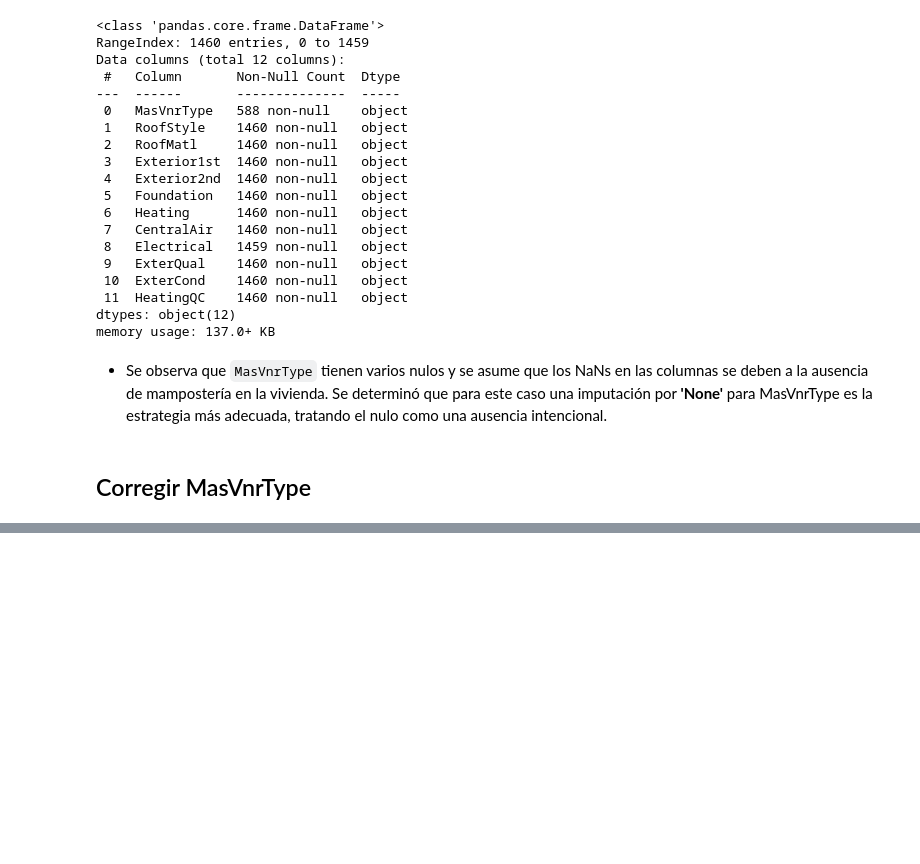
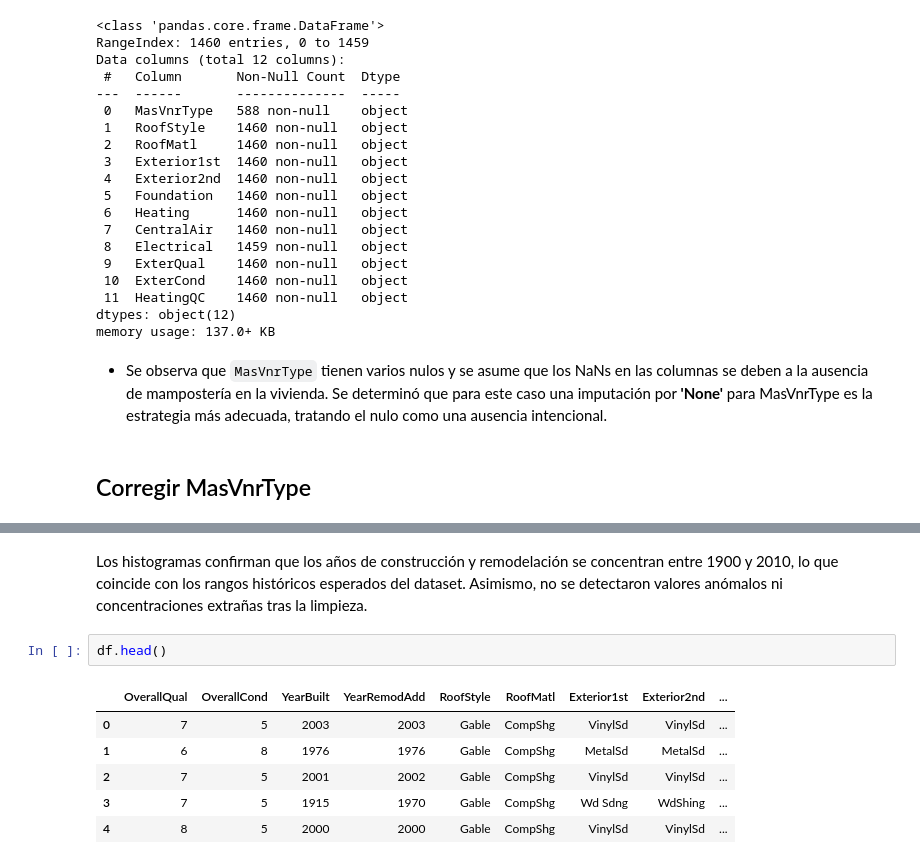
Before and after one commit to Club-CIAP/PreCIAP_2PAO_2025_Grupo2, a Jupyter notebook: notebooks/1.0-aam-datapreparation.ipynb, the cells around one changed output, grey strips where cells are left out. Saved outputs shown, nothing was run; the diff lists cells and outputs as text; blank space fills up the shorter version.

```diff
--- a/notebooks/1.0-aam-datapreparation.ipynb
+++ b/notebooks/1.0-aam-datapreparation.ipynb
@@ -160,0 +427,11 @@ print(df['MasVnrType'].value_counts(dropna=False))
+# %% [markdown]
+Los histogramas confirman que los años de construcción y remodelación se concentran entre 1900 y 2010, lo que coincide con los rangos históricos esperados del dataset. Asimismo, no se detectaron valores anómalos ni concentraciones extrañas tras la limpieza.
+# %%
+df.head()
+# %% [output]
+|  | OverallQual | OverallCond | YearBuilt | YearRemodAdd | RoofStyle | RoofMatl | Exterior1st | Exterior2nd | ... |
+| 0 | 7 | 5 | 2003 | 2003 | Gable | CompShg | VinylSd | VinylSd | ... |
+| 1 | 6 | 8 | 1976 | 1976 | Gable | CompShg | MetalSd | MetalSd | ... |
+| 2 | 7 | 5 | 2001 | 2002 | Gable | CompShg | VinylSd | VinylSd | ... |
+| 3 | 7 | 5 | 1915 | 1970 | Gable | CompShg | Wd Sdng | WdShing | ... |
+| 4 | 8 | 5 | 2000 | 2000 | Gable | CompShg | VinylSd | VinylSd | ... |
```
Also changed, not shown: parts of 32 cells of this notebook.
